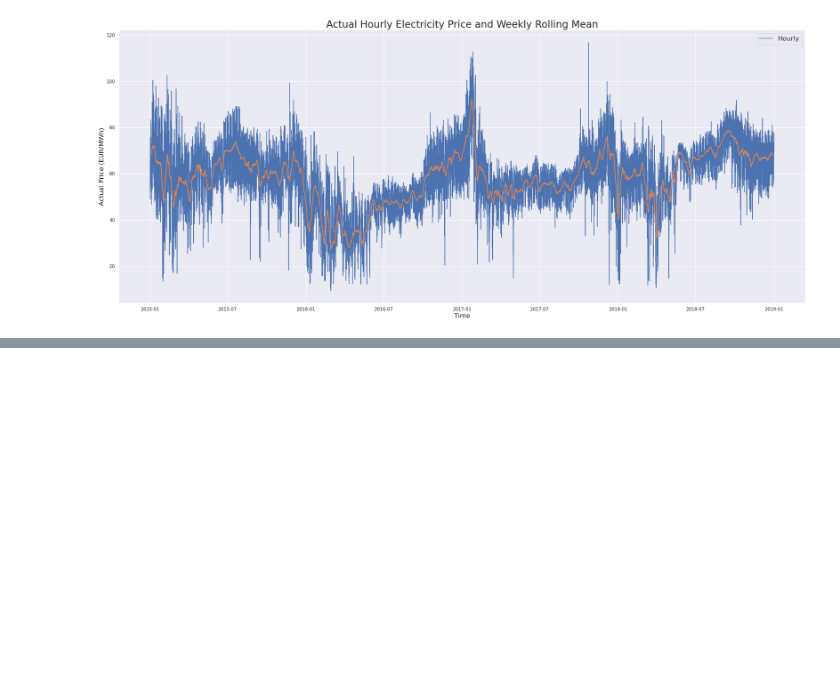
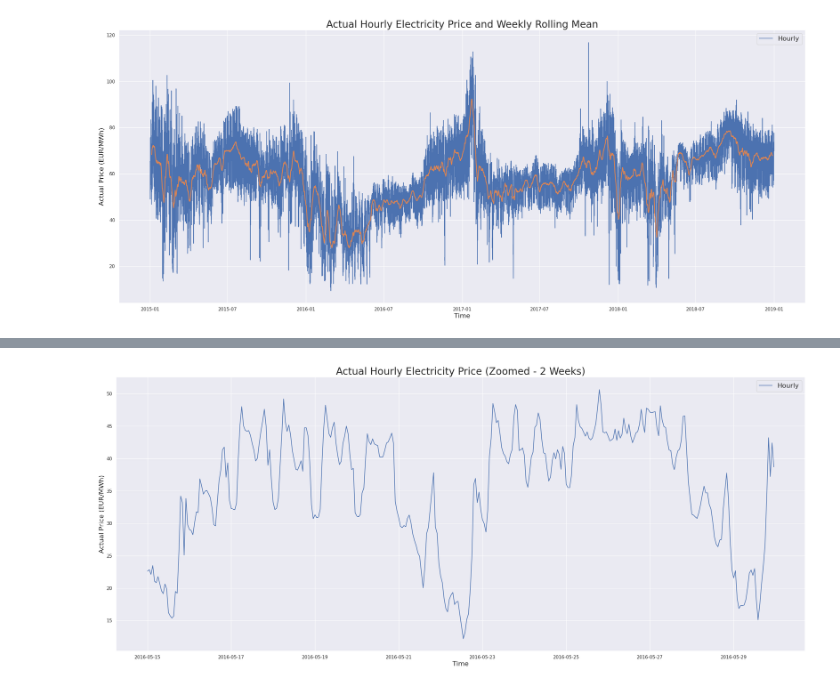
Before and after one commit to tdavies66/Electricity-Price-Forecasting-DNNs-EDA-Kaggle-, a Jupyter notebook: Notebooks/notebook1.ipynb, the cells around one changed output, grey strips where cells are left out. Drawn from its saved outputs; the diff is of its cells as text; code cells hidden in the pictures; blank space fills up the shorter version.

```diff
--- a/Notebooks/notebook1.ipynb
+++ b/Notebooks/notebook1.ipynb
@@ -574,0 +587,8 @@ plt.show()
+# %%
+# Plot the electricity price at a daily/weekly scale
+ax = plot_series(df_final, 'price actual', label='Hourly', ylabel='Actual Price (EUR/MWh)',
+                 start=1 + 24 * 500, end=1 + 24 * 515,
+                 title='Actual Hourly Electricity Price (Zoomed - 2 Weeks)')
+plt.show()
+# %% [output]
+[figure, added]
```
Also changed, not shown: parts of 3 cells of this notebook.
